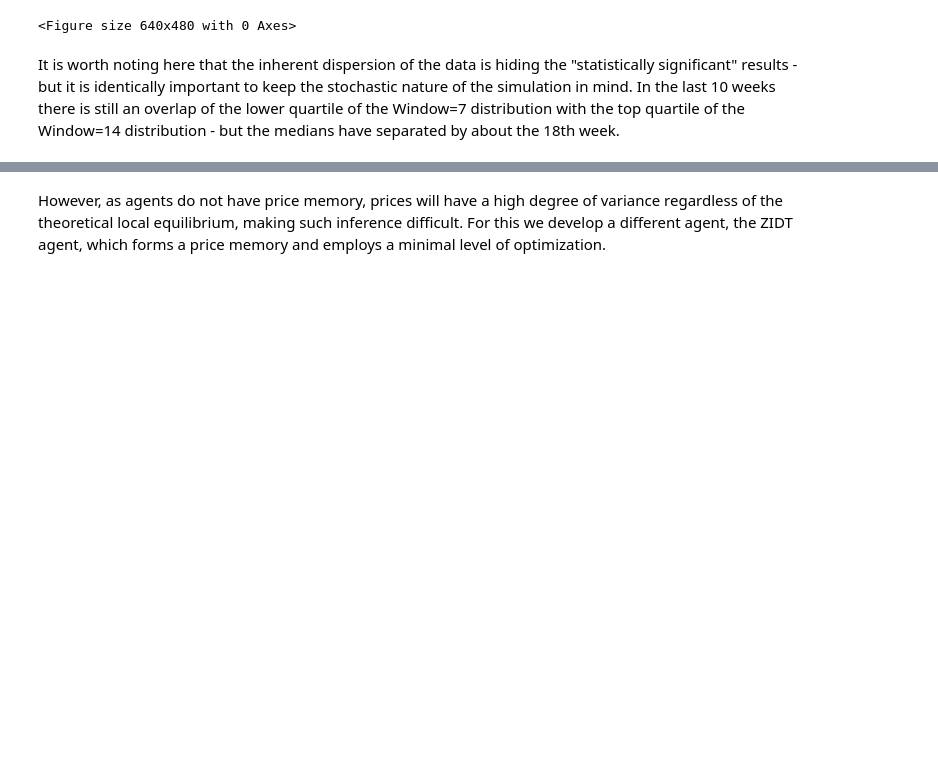
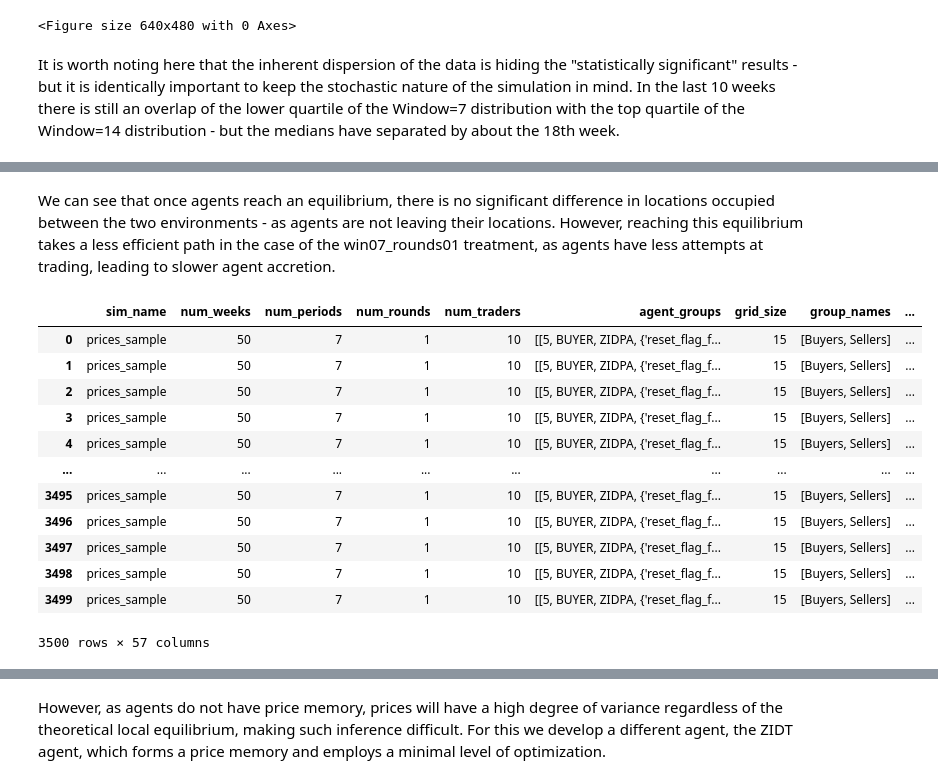
Before and after one commit to Kmccabe/dm_markets, a Jupyter notebook: modules_vCOVID/notebooks/dm_users_guide.ipynb, the cells around one changed output, grey strips where cells are left out. Cells and saved outputs as stored; diff of their text form; code cells hidden in the pictures; blank space fills up the shorter version.

```diff
--- a/modules_vCOVID/notebooks/dm_users_guide.ipynb
+++ b/modules_vCOVID/notebooks/dm_users_guide.ipynb
@@ -1726,0 +1931,18 @@ On the back of local price data we develop a measure called "global price variat
+# %% [markdown]
+We can see that once agents reach an equilibrium, there is no significant difference in locations occupied between the two environments - as agents are not leaving their locations. However, reaching this equilibrium takes a less efficient path in the case of the win07_rounds01 treatment, as agents have less attempts at trading, leading to slower agent accretion.
+# %%
+t0_al_df
+# %% [output]
+|  | sim_name | num_weeks | num_periods | num_rounds | num_traders | agent_groups | grid_size | group_names | ... |
+| 0 | prices_sample | 50 | 7 | 1 | 10 | [[5, BUYER, ZIDPA, {'reset_flag_f... | 15 | [Buyers, Sellers] | ... |
+| 1 | prices_sample | 50 | 7 | 1 | 10 | [[5, BUYER, ZIDPA, {'reset_flag_f... | 15 | [Buyers, Sellers] | ... |
+| 2 | prices_sample | 50 | 7 | 1 | 10 | [[5, BUYER, ZIDPA, {'reset_flag_f... | 15 | [Buyers, Sellers] | ... |
+| 3 | prices_sample | 50 | 7 | 1 | 10 | [[5, BUYER, ZIDPA, {'reset_flag_f... | 15 | [Buyers, Sellers] | ... |
+| 4 | prices_sample | 50 | 7 | 1 | 10 | [[5, BUYER, ZIDPA, {'reset_flag_f... | 15 | [Buyers, Sellers] | ... |
+| ... | ... | ... | ... | ... | ... | ... | ... | ... | ... |
+| 3495 | prices_sample | 50 | 7 | 1 | 10 | [[5, BUYER, ZIDPA, {'reset_flag_f... | 15 | [Buyers, Sellers] | ... |
+| 3496 | prices_sample | 50 | 7 | 1 | 10 | [[5, BUYER, ZIDPA, {'reset_flag_f... | 15 | [Buyers, Sellers] | ... |
+| 3497 | prices_sample | 50 | 7 | 1 | 10 | [[5, BUYER, ZIDPA, {'reset_flag_f... | 15 | [Buyers, Sellers] | ... |
+| 3498 | prices_sample | 50 | 7 | 1 | 10 | [[5, BUYER, ZIDPA, {'reset_flag_f... | 15 | [Buyers, Sellers] | ... |
+| 3499 | prices_sample | 50 | 7 | 1 | 10 | [[5, BUYER, ZIDPA, {'reset_flag_f... | 15 | [Buyers, Sellers] | ... |
+3500 rows × 57 columns
```
Also changed, not shown: parts of 13 cells of this notebook, 11 other files.
